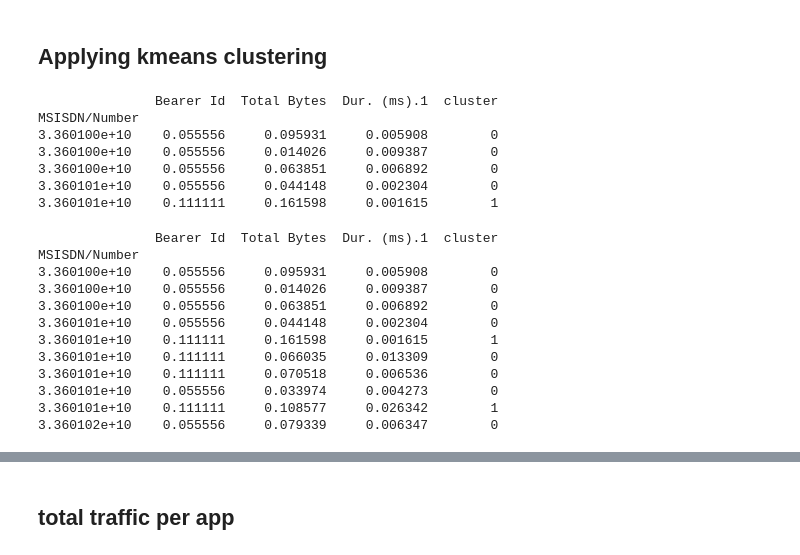
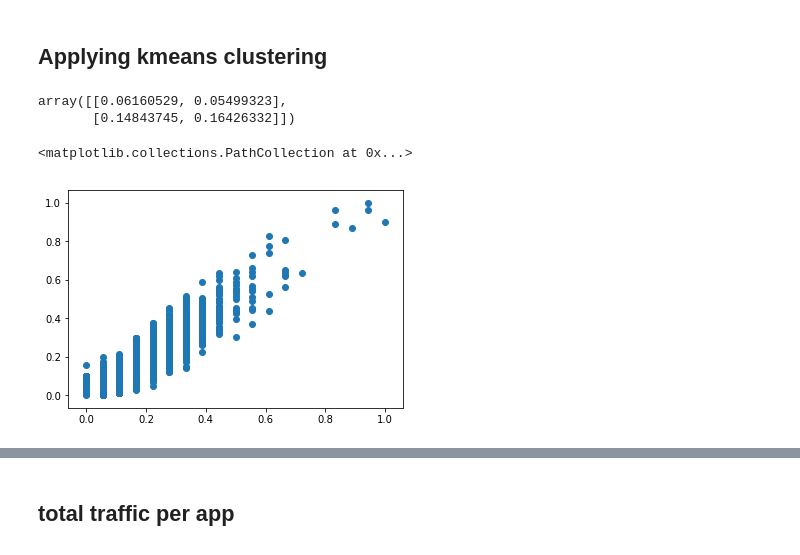
Before and after one commit to kenmbelenzi/week2, a Jupyter notebook: User-Analytics-Telecommunications-Industry.ipynb, the cells around one changed output, grey strips where cells are left out. Saved outputs shown, nothing was run; the diff lists cells and outputs as text; code cells hidden in the pictures.

```diff
--- a/User-Analytics-Telecommunications-Industry.ipynb
+++ b/User-Analytics-Telecommunications-Industry.ipynb
@@ -465,29 +465,16 @@ norm
 import matplotlib.pyplot as plt
 from sklearn.cluster import KMeans
 # %%
-kmeans = KMeans(n_clusters=3).fit(norm)
-y = kmeans.fit_predict(norm[['Bearer Id','Total Bytes','Dur. (ms).1' ]])
+kmeans = KMeans(n_clusters=2).fit(norm)
+y = kmeans.fit_predict(norm[['Bearer Id','Total Bytes']])
 norm['cluster'] = y
-# %% [output]
-               Bearer Id  Total Bytes  Dur. (ms).1  cluster
-MSISDN/Number
-3.360100e+10    0.055556     0.095931     0.005908        0
-3.360100e+10    0.055556     0.014026     0.009387        0
-3.360100e+10    0.055556     0.063851     0.006892        0
-3.360101e+10    0.055556     0.044148     0.002304        0
-3.360101e+10    0.111111     0.161598     0.001615        1
-# %%
-print(norm.head(10))
-# %% [output]
-               Bearer Id  Total Bytes  Dur. (ms).1  cluster
-MSISDN/Number
-3.360100e+10    0.055556     0.095931     0.005908        0
-3.360100e+10    0.055556     0.014026     0.009387        0
-3.360100e+10    0.055556     0.063851     0.006892        0
-3.360101e+10    0.055556     0.044148     0.002304        0
-3.360101e+10    0.111111     0.161598     0.001615        1
-3.360101e+10    0.111111     0.066035     0.013309        0
-3.360101e+10    0.111111     0.070518     0.006536        0
-3.360101e+10    0.055556     0.033974     0.004273        0
-3.360101e+10    0.111111     0.108577     0.026342        1
-3.360102e+10    0.055556     0.079339     0.006347        0
+# %%
+kmeans.cluster_centers_
+# %% [output]
+array([[0.06160529, 0.05499323],
+       [0.14843745, 0.16426332]])
+# %%
+plt.scatter(norm['Bearer Id'],norm['Total Bytes'])
+# %% [output]
+<matplotlib.collections.PathCollection at 0x...>
+[figure, added]
```
Also changed, not shown: parts of 6 cells of this notebook.
